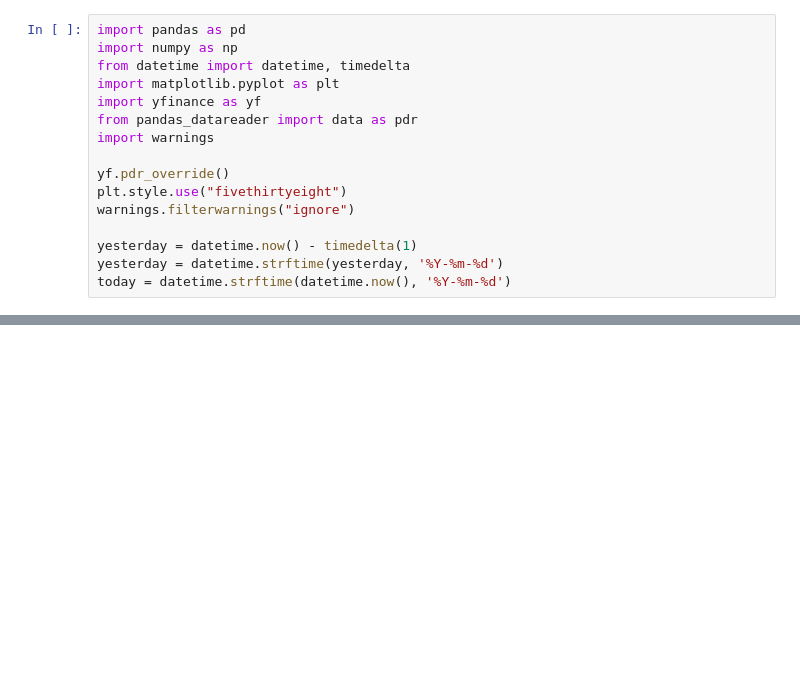
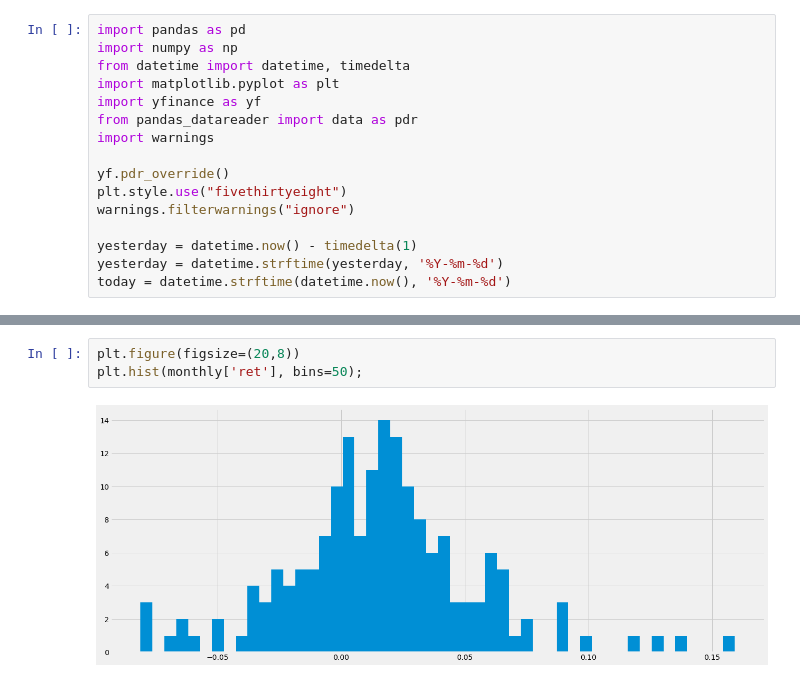
Before and after one commit to colantuono/active-asset-allocation, a Jupyter notebook: adm.ipynb, the cells around one changed output, grey strips where cells are left out. Drawn from its saved outputs; the diff is of its cells as text; blank space fills up the shorter version.

```diff
--- a/adm.ipynb
+++ b/adm.ipynb
@@ -120,0 +118,5 @@ plt.plot(monthly['date'], monthly['Cumulative Returns']);
+# %%
+plt.figure(figsize=(20,8))
+plt.hist(monthly['ret'], bins=50);
+# %% [output]
+[figure, added]
```
Also changed, not shown: parts of 7 cells of this notebook.
